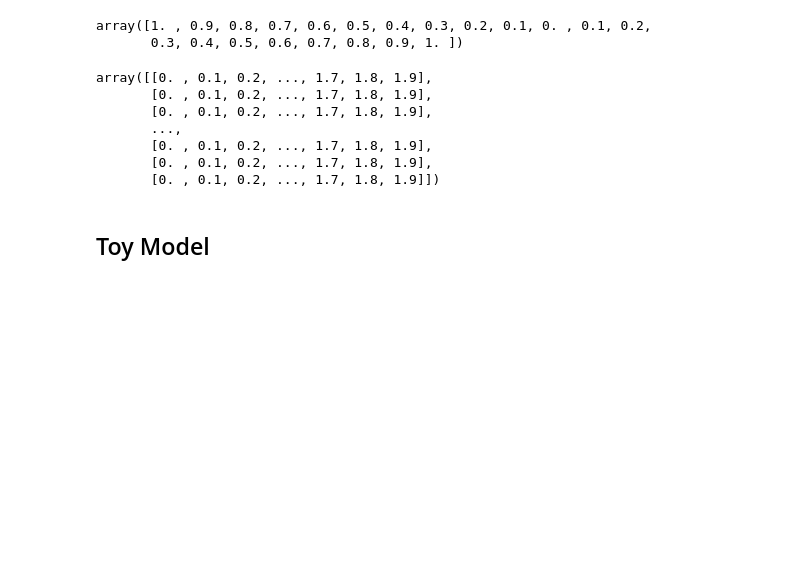
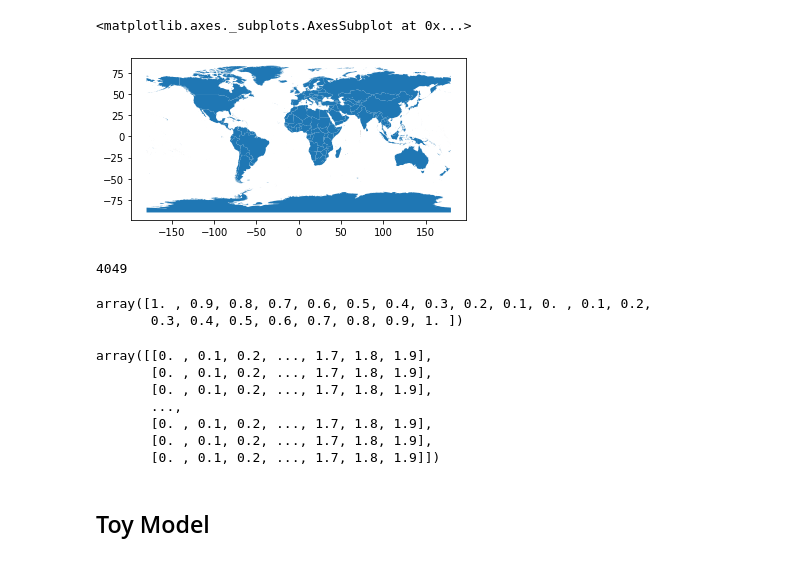
Before and after one commit to Lkruitwagen/solar-pv-global-inventory, a Jupyter notebook: solarpv/analysis/matching/MILP_WRI-matching_stripped.ipynb, the cells around one changed output. Saved outputs shown, nothing was run; the diff lists cells and outputs as text; code cells hidden in the pictures; blank space fills up the shorter version.

```diff
--- a/solarpv/analysis/matching/MILP_WRI-matching_stripped.ipynb
+++ b/solarpv/analysis/matching/MILP_WRI-matching_stripped.ipynb
@@ -15,3 +15,10 @@ from vincenty import *
 from shapely.strtree import STRtree
 
 import networkx as nx
+# %%
+ne = gpd.read_file('./../../../data/ne_10m_countries.gpkg')
+# %%
+ne.plot()
+# %% [output]
+<matplotlib.axes._subplots.AxesSubplot at 0x...>
+[figure, added]
@@ -17,0 +27,4 @@ import networkx as nx
+# %%
+len(mp)
+# %% [output]
+4049
```
Also changed, not shown: parts of 3 cells of this notebook, 8 other files.
